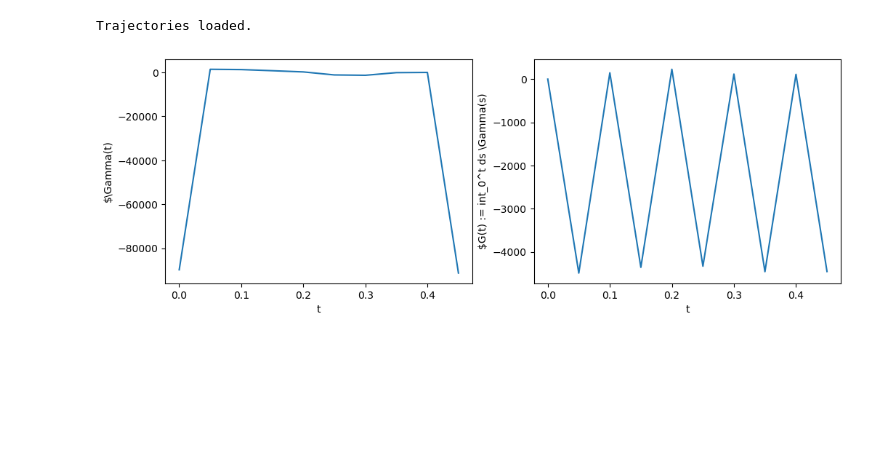
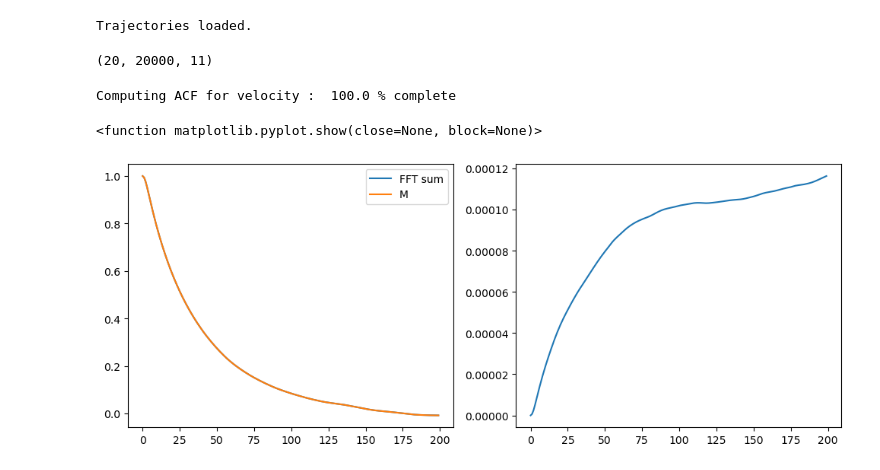
Before and after one commit to maojrs/deepRD, a Jupyter notebook: notebooks/kernelExtraction/kernel_extraction_volterra.ipynb, the cells around one changed output. Saved outputs shown, nothing was run; the diff lists cells and outputs as text; code cells hidden in the pictures; blank space fills up the shorter version.

```diff
--- a/notebooks/kernelExtraction/kernel_extraction_volterra.ipynb
+++ b/notebooks/kernelExtraction/kernel_extraction_volterra.ipynb
@@ -183,5 +45,58 @@ def main():
-# %%
-main()
-# %% [output]
-Trajectories loaded.
-[figure, removed]
+# %%
+systemType='dimer'
+# Datasets directory
+localDirectory = f"/group/ag_cmb/scratch/maojrs/stochasticClosure/{systemType}/boxsize5/benchmark/"
+
+#  Loading trajectories.
+n_trajs = 20
+fnums = np.random.choice(2500, n_trajs, replace=False)
+dataset=None
+
+for f_num in fnums:
+    try:
+        ds = trajectoryTools.loadTrajectory(localDirectory + "simMoriZwanzig_", f_num)[np.newaxis, :]
+    except FileNotFoundError:
+        print(f'File {f_num} not available.')
+        continue
+
+    if dataset is None:
+        dataset = ds
+    else:
+        dataset = np.concatenate((dataset, ds), axis=0)
+
+print('Trajectories loaded.')
+dataset.shape
+# %% [output]
+Trajectories loaded.
+(20, 20000, 11)
+# %%
+# Calculating Autocorrelation Functions
+
+lagtimesteps = 200
+
+
+ACF_M = trajectoryTools.calculateAutoCorrelationFunction(dataset, lagtimesteps, var='velocity')
+vels = dataset[:, :, 4:7]
+
+# ACF by FFT for 1-D traj, then summing up over vector dimensions and all trajs
+ACF_FFT = np.zeros(lagtimesteps)
+for vel in vels:
+    ACF_FFT += np.sum([correlation_fft(vel[:, i], vel[:, i], lagtimesteps) for i in range(vel.shape[1])], axis=0)
+
+
+ACF_FFT /= ACF_FFT[0]
+# %% [output]
+Computing ACF for velocity :  100.0 % complete
+# %%
+# Plotting comparison for ACFs
+
+fig, axes = plt.subplots(1,2, figsize=(10,4))
+axes[0].plot(ACF_FFT, label='FFT sum')
+axes[0].plot(ACF_M, label='M')
+axes[1].plot(ACF_FFT-ACF_M)
+axes[0].legend()
+plt.tight_layout()
+plt.show
+# %% [output]
+<function matplotlib.pyplot.show(close=None, block=None)>
+[figure, added]
```
Also changed, not shown: parts of 8 cells of this notebook, 16 other files.
